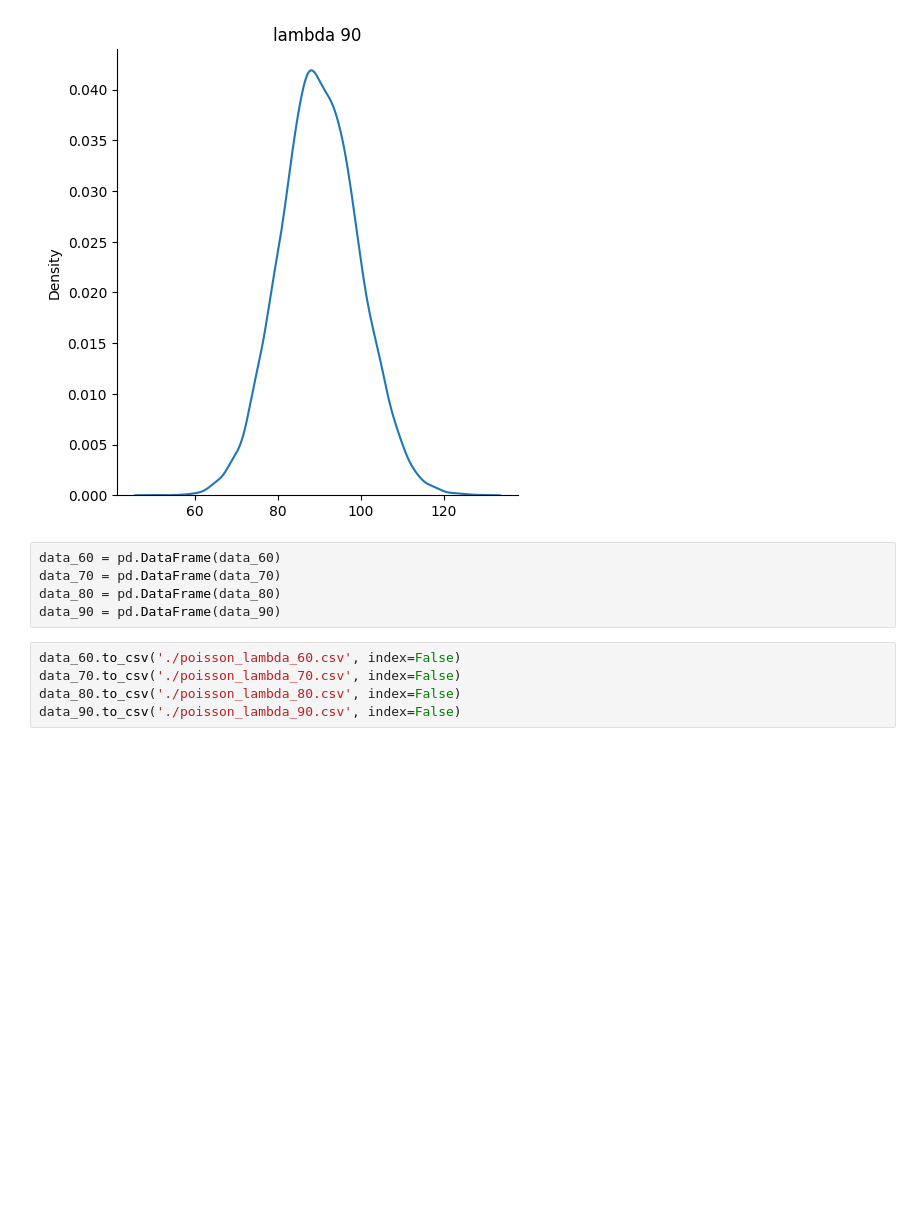
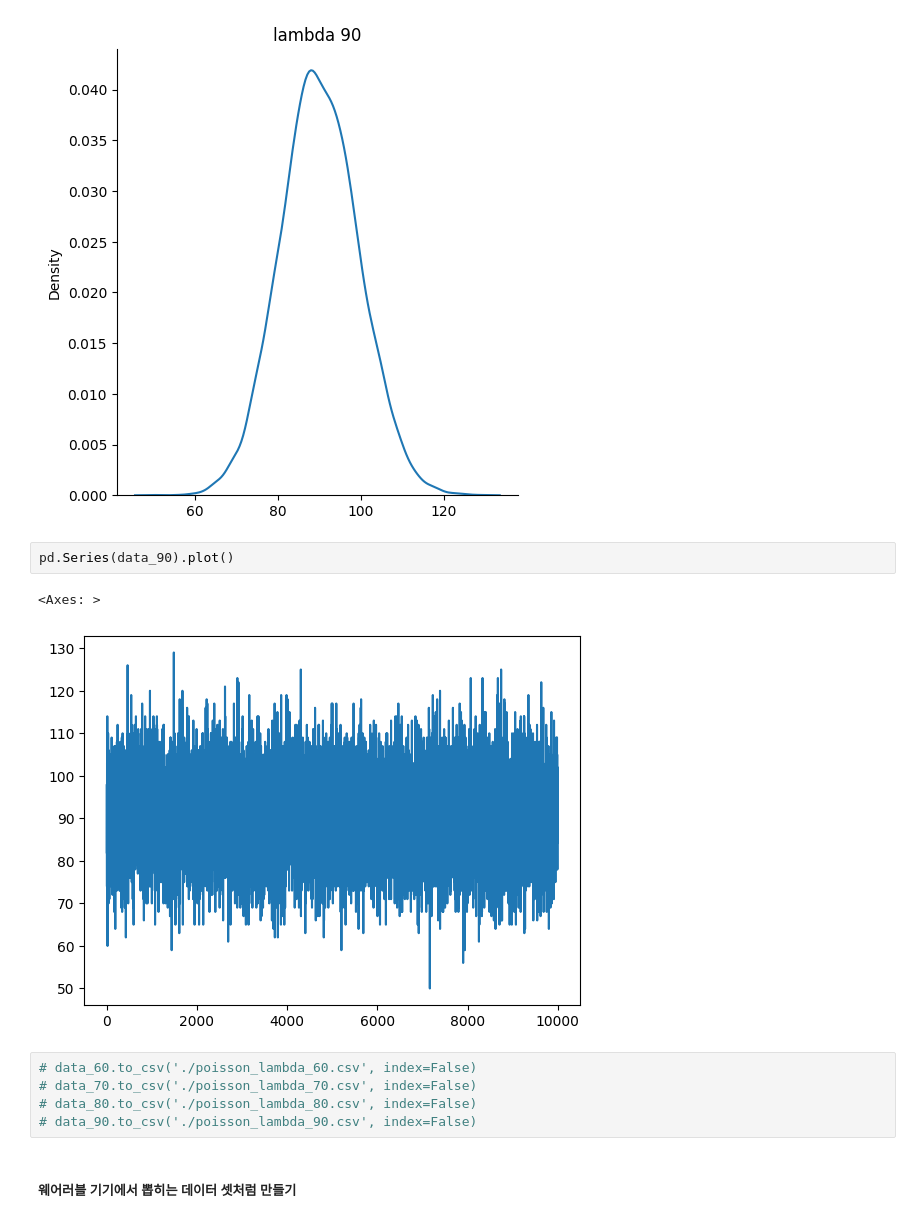
Before and after one commit to tabjun/Anomaly-Detection, a Jupyter notebook: simulation/poisson_generation.ipynb, the cells around one changed output. Cells and saved outputs as stored; diff of their text form; blank space fills up the shorter version.

```diff
--- a/simulation/poisson_generation.ipynb
+++ b/simulation/poisson_generation.ipynb
@@ -67,13 +85,15 @@ plt.title('lambda 90')
 129
 Text(0.5, 1.0, 'lambda 90')
 [figure]
-# %%
-data_60 = pd.DataFrame(data_60)
-data_70 = pd.DataFrame(data_70)
-data_80 = pd.DataFrame(data_80)
-data_90 = pd.DataFrame(data_90)
+# %%
+pd.Series(data_90).plot()
+# %% [output]
+<Axes: >
+[figure, added]
 # %%
-data_60.to_csv('./poisson_lambda_60.csv', index=False)
-data_70.to_csv('./poisson_lambda_70.csv', index=False)
-data_80.to_csv('./poisson_lambda_80.csv', index=False)
-data_90.to_csv('./poisson_lambda_90.csv', index=False)
+# data_60.to_csv('./poisson_lambda_60.csv', index=False)
+# data_70.to_csv('./poisson_lambda_70.csv', index=False)
+# data_80.to_csv('./poisson_lambda_80.csv', index=False)
+# data_90.to_csv('./poisson_lambda_90.csv', index=False)
+# %% [markdown]
+##### 웨어러블 기기에서 뽑히는 데이터 셋처럼 만들기
```
Also changed, not shown: parts of 22 cells of this notebook.
